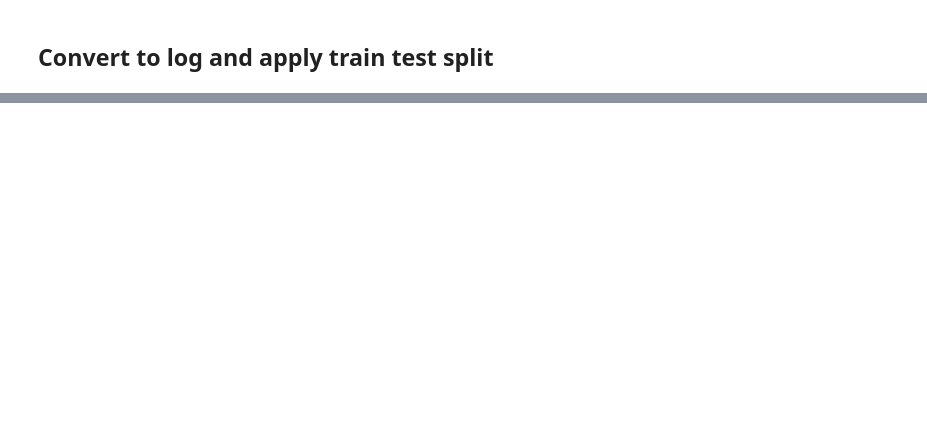
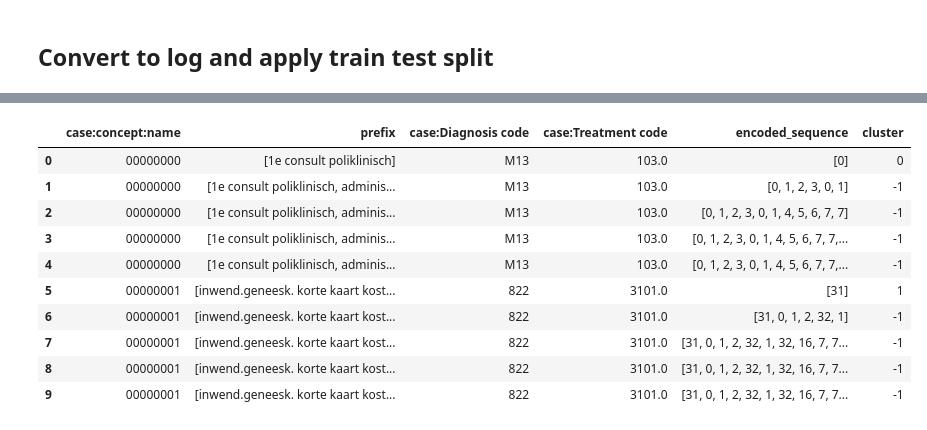
Before and after one commit to GeorgeAntono/Predictive_Process_Mining, a Jupyter notebook: DBSCAN_DT.ipynb, the cells around one changed output, grey strips where cells are left out. Drawn from its saved outputs; the diff is of its cells as text; code cells hidden in the pictures; blank space fills up the shorter version.

```diff
--- a/DBSCAN_DT.ipynb
+++ b/DBSCAN_DT.ipynb
@@ -455,0 +251,25 @@ print(f"Predicted labels: {predicted_labels[:iteration_limit]}")
+# %%
+
+# Apply DBSCAN on the distance matrix
+def dbscan_clustering(distance_matrix, eps=0.125, min_samples=4):
+    db = DBSCAN(eps=eps, min_samples=min_samples, metric='precomputed')
+    labels = db.fit_predict(distance_matrix)
+    return labels
+
+
+cluster_labels = dbscan_clustering(distance_matrix)
+train_prefixes_and_payloads_df['cluster'] = cluster_labels
+train_encoded_df = train_prefixes_and_payloads_df.copy()
+train_encoded_df.head(10)
+# %% [output]
+|  | case:concept:name | prefix | case:Diagnosis code | case:Treatment code | encoded_sequence | cluster |
+| 0 | 00000000 | [1e consult poliklinisch] | M13 | 103.0 | [0] | 0 |
+| 1 | 00000000 | [1e consult poliklinisch, adminis... | M13 | 103.0 | [0, 1, 2, 3, 0, 1] | -1 |
+| 2 | 00000000 | [1e consult poliklinisch, adminis... | M13 | 103.0 | [0, 1, 2, 3, 0, 1, 4, 5, 6, 7, 7] | -1 |
+| 3 | 00000000 | [1e consult poliklinisch, adminis... | M13 | 103.0 | [0, 1, 2, 3, 0, 1, 4, 5, 6, 7, 7,... | -1 |
+| 4 | 00000000 | [1e consult poliklinisch, adminis... | M13 | 103.0 | [0, 1, 2, 3, 0, 1, 4, 5, 6, 7, 7,... | -1 |
+| 5 | 00000001 | [inwend.geneesk. korte kaart kost... | 822 | 3101.0 | [31] | 1 |
+| 6 | 00000001 | [inwend.geneesk. korte kaart kost... | 822 | 3101.0 | [31, 0, 1, 2, 32, 1] | -1 |
+| 7 | 00000001 | [inwend.geneesk. korte kaart kost... | 822 | 3101.0 | [31, 0, 1, 2, 32, 1, 32, 16, 7, 7... | -1 |
+| 8 | 00000001 | [inwend.geneesk. korte kaart kost... | 822 | 3101.0 | [31, 0, 1, 2, 32, 1, 32, 16, 7, 7... | -1 |
+| 9 | 00000001 | [inwend.geneesk. korte kaart kost... | 822 | 3101.0 | [31, 0, 1, 2, 32, 1, 32, 16, 7, 7... | -1 |
```
Also changed, not shown: parts of 35 cells of this notebook.
